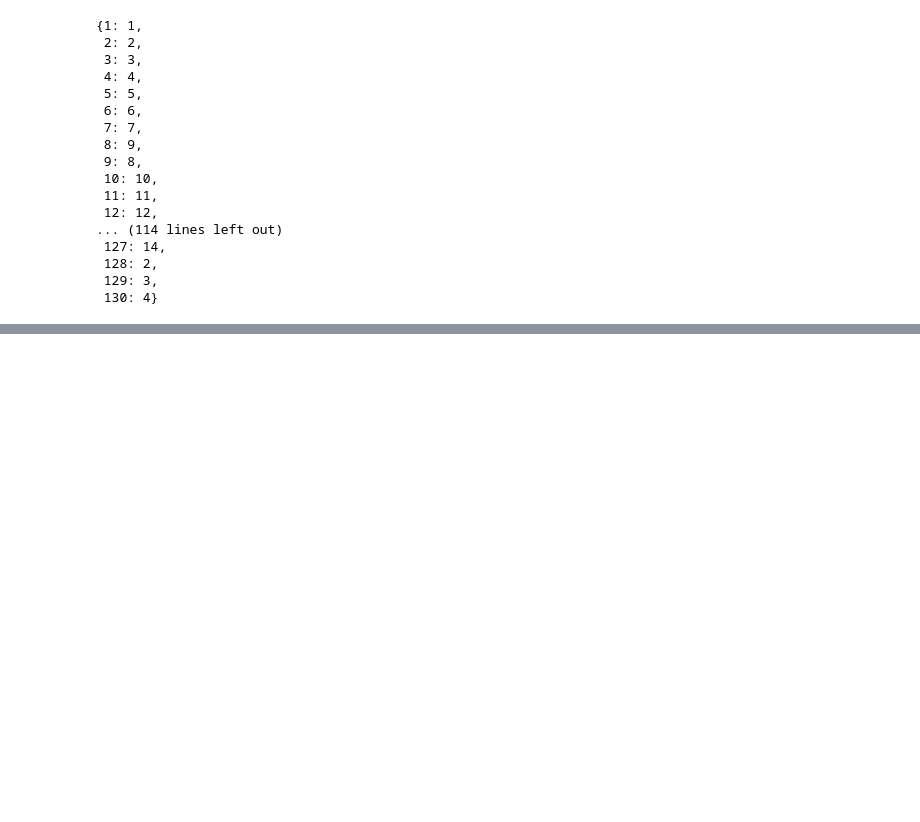
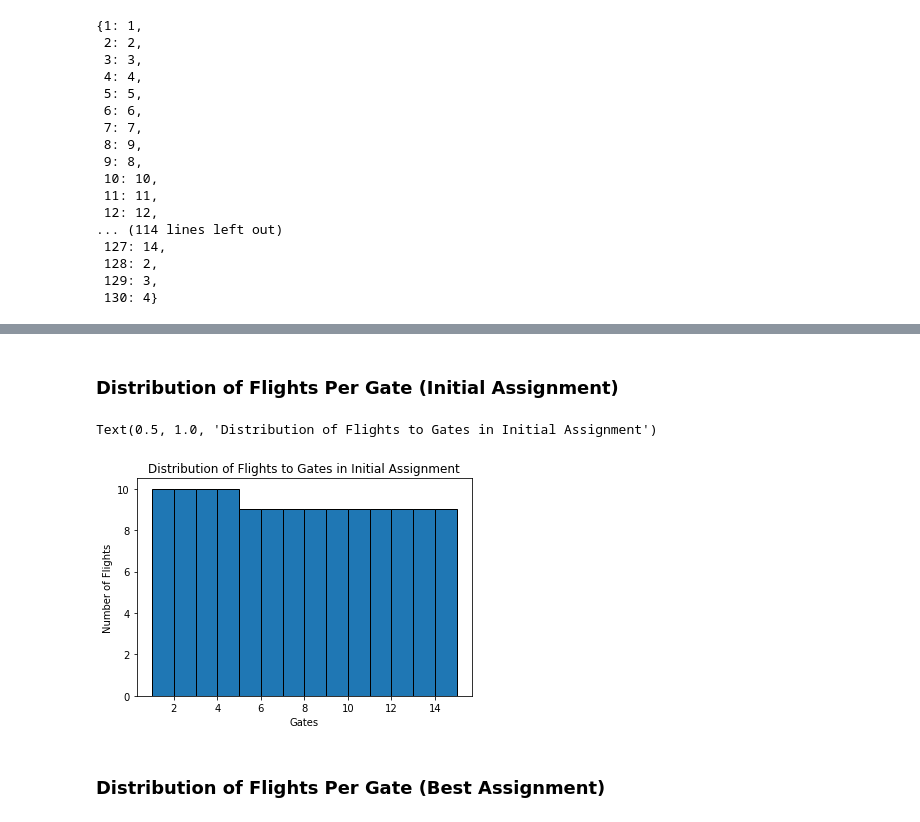
Before and after one commit to VivekShankar/AGAP, a Jupyter notebook: simulated_annealing.ipynb, the cells around one changed output, grey strips where cells are left out. Saved outputs shown, nothing was run; the diff lists cells and outputs as text; code cells hidden in the pictures; blank space fills up the shorter version.

```diff
--- a/simulated_annealing.ipynb
+++ b/simulated_annealing.ipynb
@@ -418,0 +477,15 @@ Value:  556072
+# %% [markdown]
+### Distribution of Flights Per Gate (Initial Assignment)
+# %%
+assignment_df = pd.DataFrame.from_dict(list(assignment.items()))
+assignment_df = assignment_df.rename(columns={0:"Flight Number", 1:"Gate"})
+# %%
+plt.hist(assignment_df["Gate"], bins=list(range(1,num_gates+2)), edgecolor="black")
+plt.xlabel("Gates")
+plt.ylabel("Number of Flights")
+plt.title("Distribution of Flights to Gates in Initial Assignment")
+# %% [output]
+Text(0.5, 1.0, 'Distribution of Flights to Gates in Initial Assignment')
+[figure, added]
+# %% [markdown]
+### Distribution of Flights Per Gate (Best Assignment)
```
Also changed, not shown: parts of 16 cells of this notebook, 2 other files.
